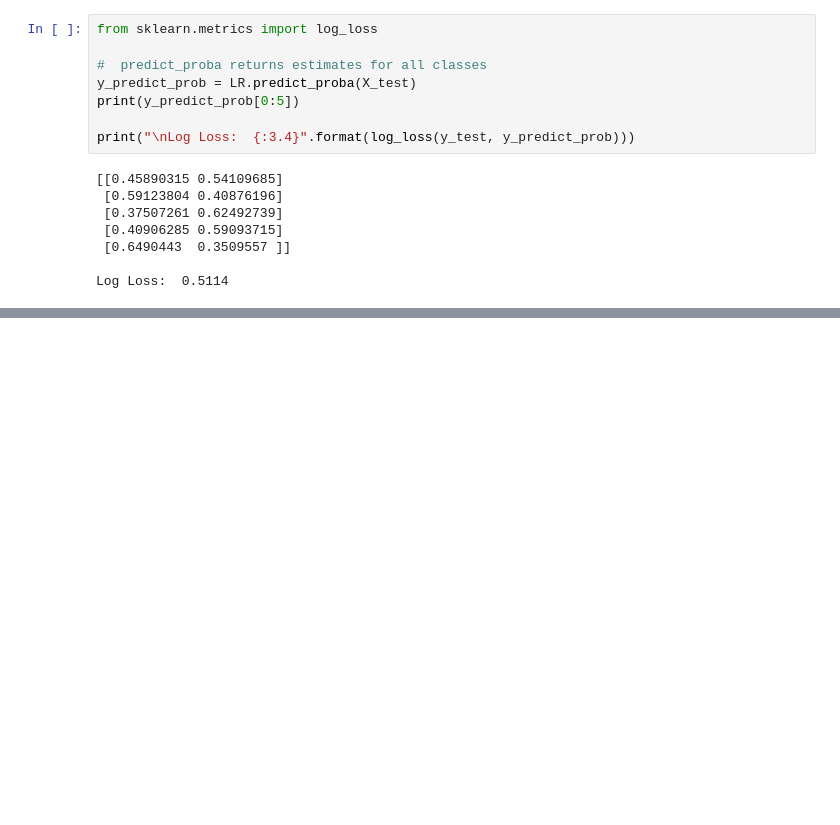
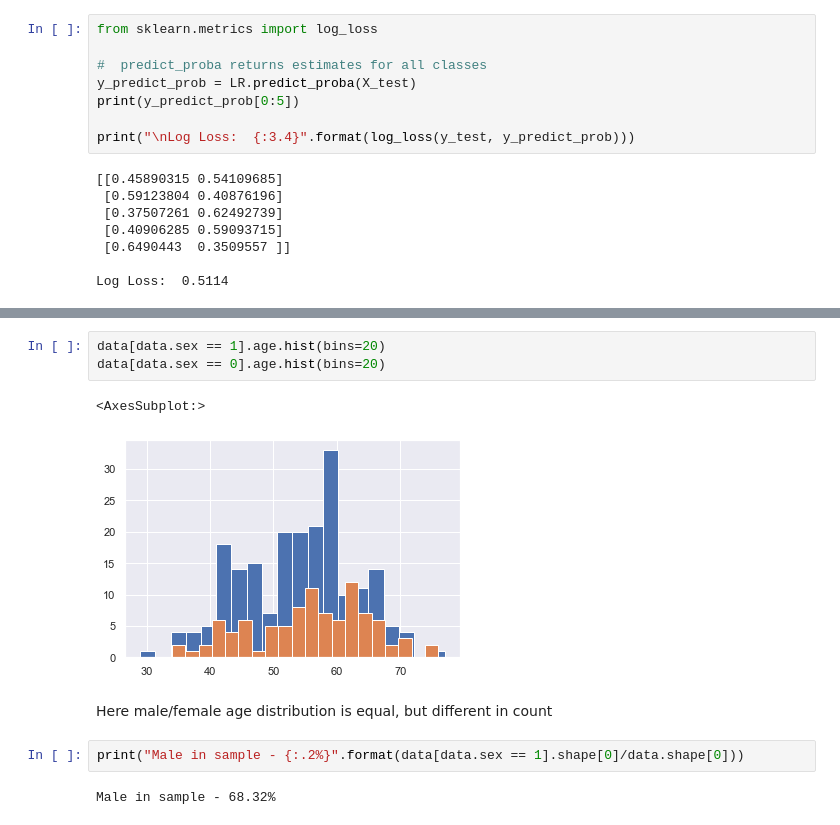
Before and after one commit to SabiViji/ml-learn, a Jupyter notebook: Heart_disease_prediction.ipynb, the cells around one changed output, grey strips where cells are left out. Saved outputs shown, nothing was run; the diff lists cells and outputs as text; blank space fills up the shorter version.

```diff
--- a/Heart_disease_prediction.ipynb
+++ b/Heart_disease_prediction.ipynb
@@ -791,0 +849,12 @@ Log Loss:  0.5114
+# %%
+data[data.sex == 1].age.hist(bins=20)
+data[data.sex == 0].age.hist(bins=20)
+# %% [output]
+<AxesSubplot:>
+[figure, added]
+# %% [markdown]
+Here male/female age distribution is equal, but different in count
+# %%
+print("Male in sample - {:.2%}".format(data[data.sex == 1].shape[0]/data.shape[0]))
+# %% [output]
+Male in sample - 68.32%
```
Also changed, not shown: parts of 43 cells of this notebook.
